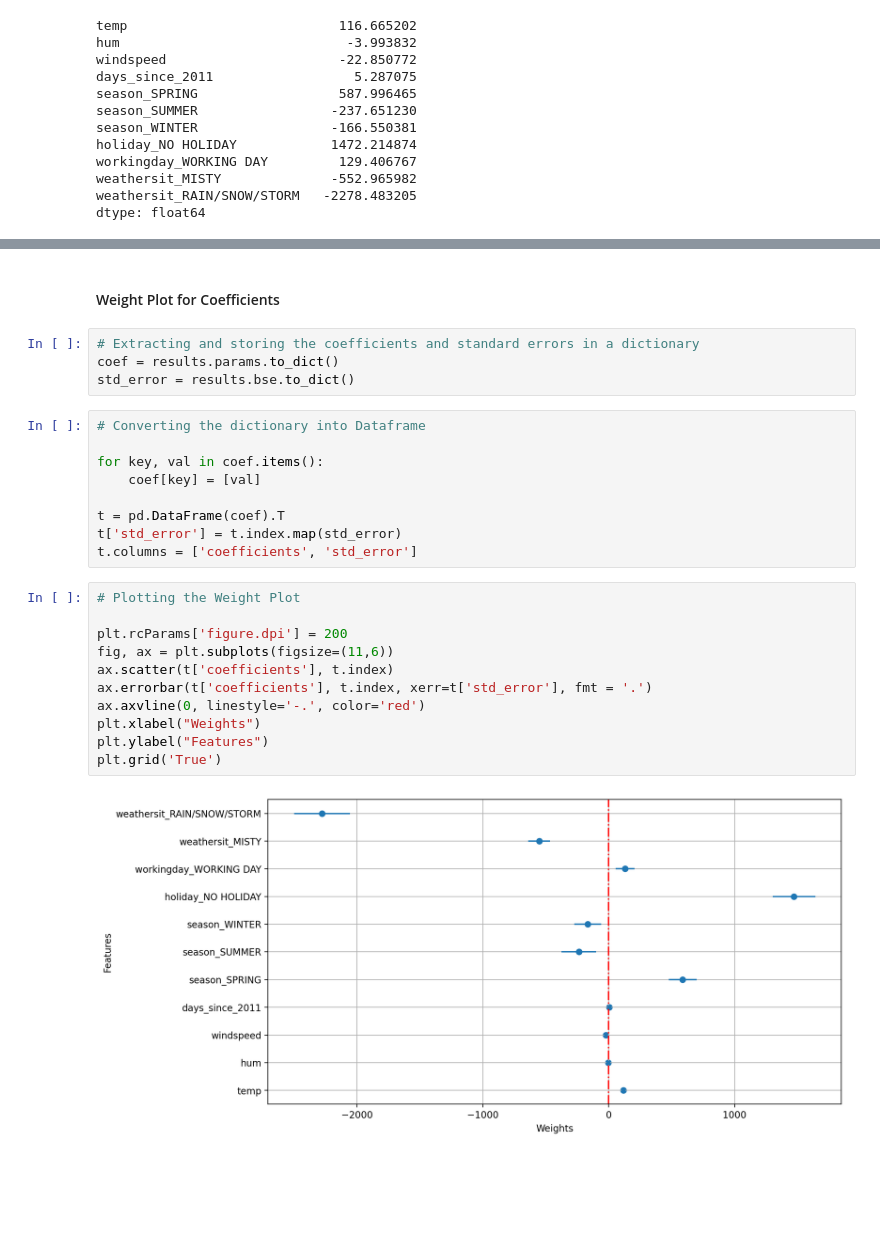
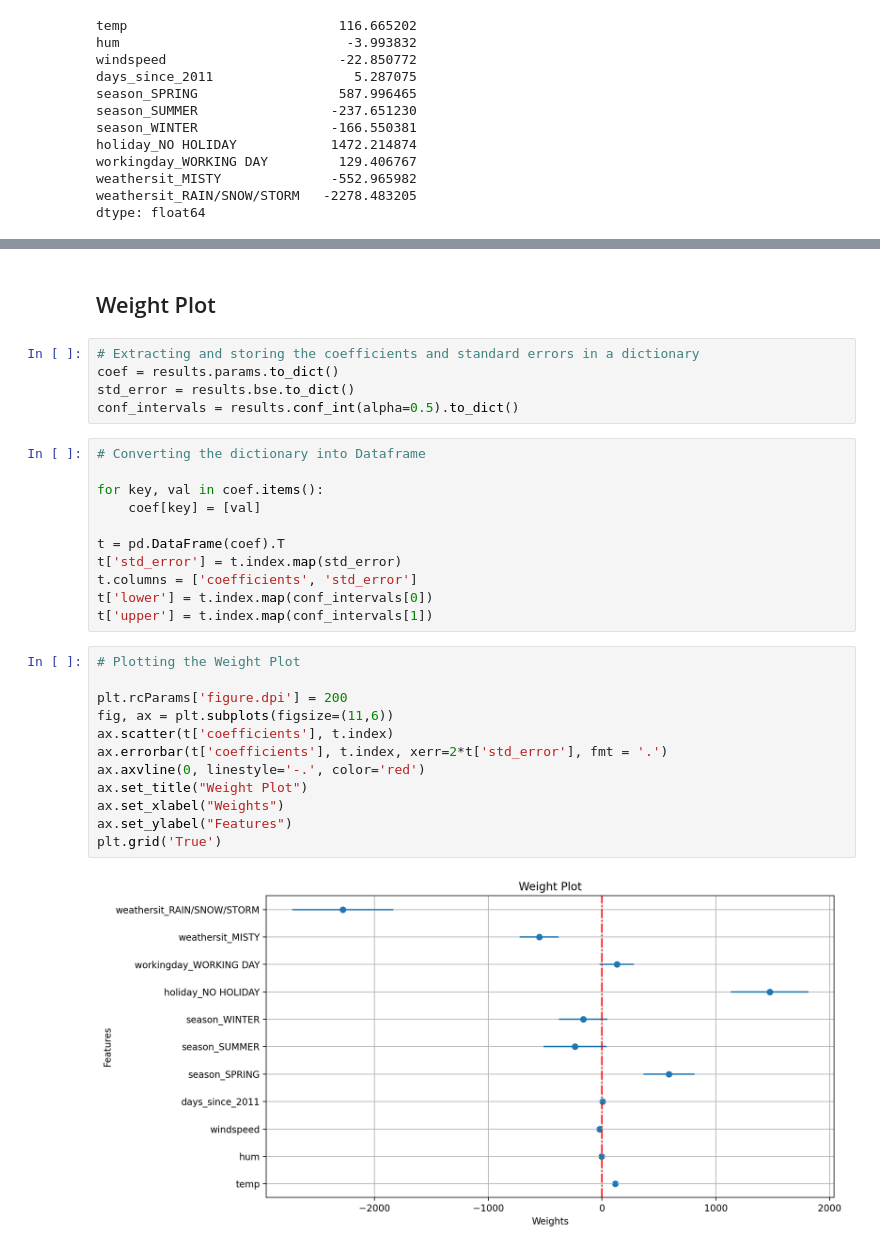
Before and after one commit to christophM/interpretable-ml-book, a Jupyter notebook: Python/bike-sharing/Chapter5-interpretable_models.ipynb, the cells around one changed output, grey strips where cells are left out. Drawn from its saved outputs; the diff is of its cells as text; blank space fills up the shorter version.

Commit message:
adding effect plots

```diff
--- a/Python/bike-sharing/Chapter5-interpretable_models.ipynb
+++ b/Python/bike-sharing/Chapter5-interpretable_models.ipynb
@@ -96,11 +88,12 @@ Notes:
 [3] The condition number is large, 2.88e+03. This might indicate that there are
 strong multicollinearity or other numerical problems.
 # %% [markdown]
-#### Weight Plot for Coefficients
+## Weight Plot
 # %%
 # Extracting and storing the coefficients and standard errors in a dictionary
 coef = results.params.to_dict()
 std_error = results.bse.to_dict()
+conf_intervals = results.conf_int(alpha=0.5).to_dict()
 # %%
 # Converting the dictionary into Dataframe
 
@@ -110,16 +103,19 @@ for key, val in coef.items():
 t = pd.DataFrame(coef).T
 t['std_error'] = t.index.map(std_error)
 t.columns = ['coefficients', 'std_error']
+t['lower'] = t.index.map(conf_intervals[0])
+t['upper'] = t.index.map(conf_intervals[1])
 # %%
 # Plotting the Weight Plot
 
 plt.rcParams['figure.dpi'] = 200
 fig, ax = plt.subplots(figsize=(11,6))
 ax.scatter(t['coefficients'], t.index)
-ax.errorbar(t['coefficients'], t.index, xerr=t['std_error'], fmt = '.')
+ax.errorbar(t['coefficients'], t.index, xerr=2*t['std_error'], fmt = '.')
 ax.axvline(0, linestyle='-.', color='red')
-plt.xlabel("Weights")
-plt.ylabel("Features")
+ax.set_title("Weight Plot")
+ax.set_xlabel("Weights")
+ax.set_ylabel("Features")
 plt.grid('True')
 # %% [output]
-[figure, old version]
+[figure, new version]
```
Also changed, not shown: parts of 8 cells of this notebook.
